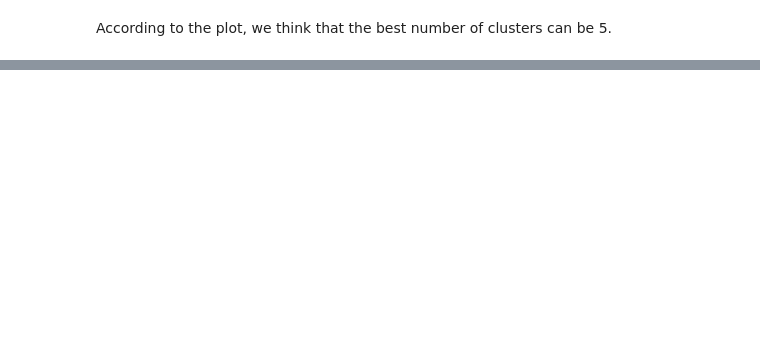
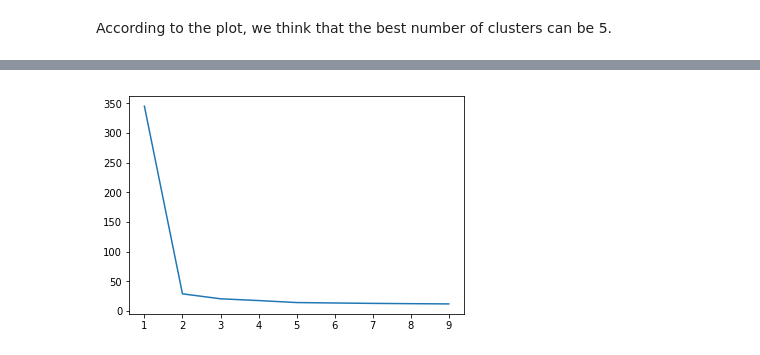
Before and after one commit to AVcodeMaverick7/ADM_HW4_Group_7, a Jupyter notebook: HM4_Asia.ipynb, the cells around one changed output, grey strips where cells are left out. Cells and saved outputs as stored; diff of their text form; code cells hidden in the pictures; blank space fills up the shorter version.

```diff
--- a/HM4_Asia.ipynb
+++ b/HM4_Asia.ipynb
@@ -153,3 +193,5 @@ matrix([[ 225000,       2,      50,       1,       1],
+# %%
+sample_description_data_frame = sample_description_data_frame.drop(columns = ["Ann_index"])
 # %% [markdown]
 **K-MEANS ++ **
 # %%
@@ -193,0 +263,9 @@ dataset11['description_clusters'] = [random.randint(0, 5) for i in range(364)]
+# %%
+plt.figure()
+plt.plot(list(sse.keys()), list(sse.values()))
+plt.xlabel = "k - Number of clusters "  # Why we do not have titles?
+plt.ylabel = "SSE (Inertia)"
+plt.title = "Plot of SSE for kmeans clustering"
+plt.show()
+# %% [output]
+[figure, added]
```
Also changed, not shown: parts of 44 cells of this notebook.
